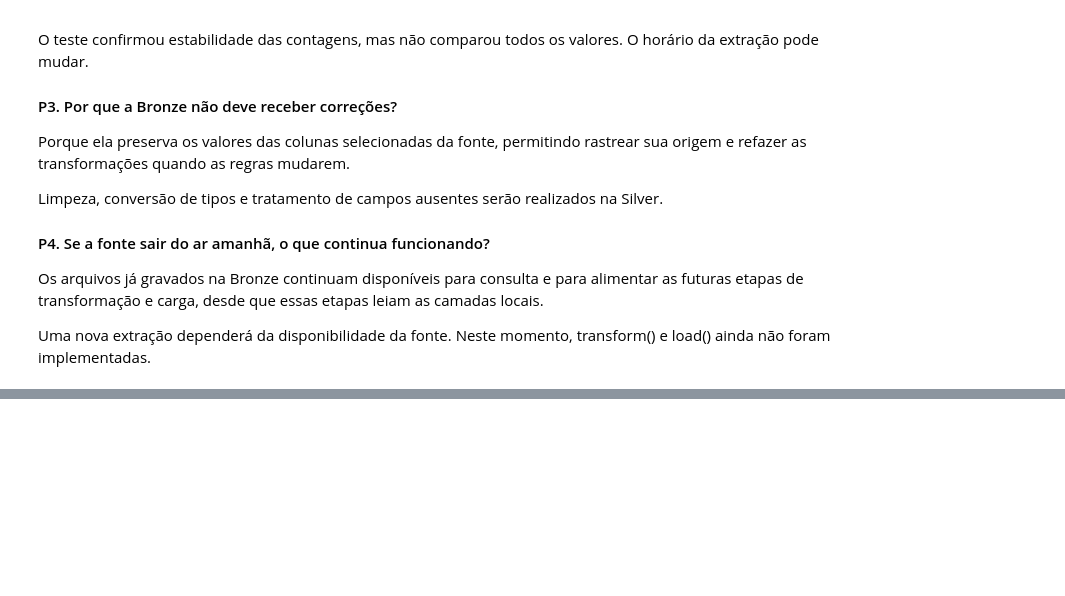
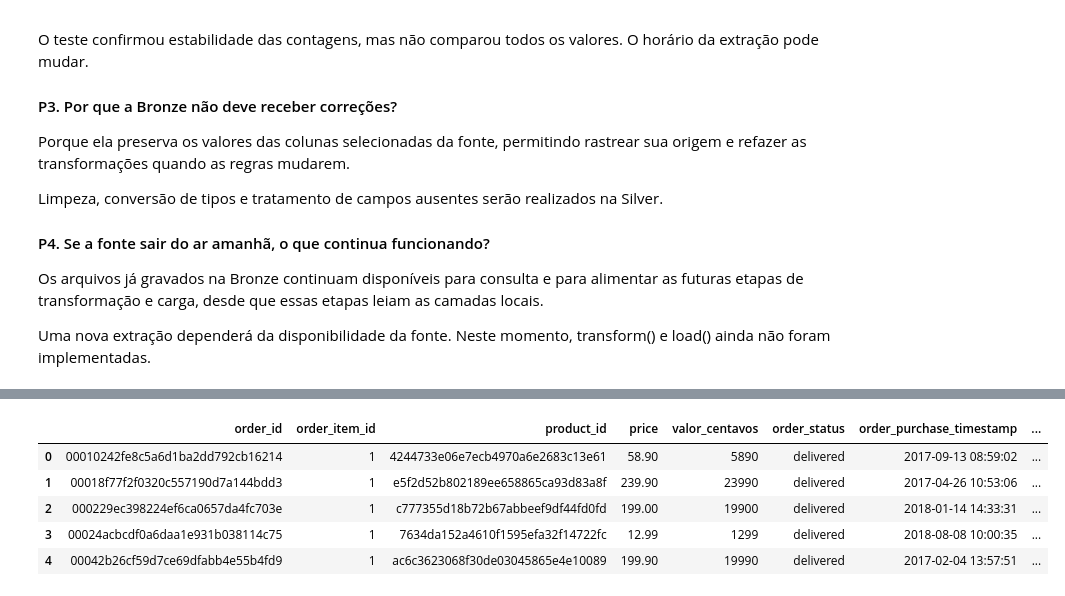
Before and after one commit to NatanHH/pipeline-olist, a Jupyter notebook: pipeline-olist.ipynb, the cells around one changed output, grey strips where cells are left out. Saved outputs shown, nothing was run; the diff lists cells and outputs as text; code cells hidden in the pictures; blank space fills up the shorter version.

```diff
--- a/pipeline-olist.ipynb
+++ b/pipeline-olist.ipynb
@@ -621,0 +674,92 @@ Neste momento, transform() e load() ainda não foram implementadas.
+# %%
+def ler_bronze(pasta, nome, auditoria):
+    pasta = Path(pasta)
+    manifesto = pasta/'manifesto.json'
+    arquivos = ([pasta/lote/f'{nome}.parquet' for lote in json.loads(manifesto.read_text(encoding='utf-8'))]
+                if manifesto.exists() else [pasta/f'{nome}.parquet'])
+    partes = []
+    fonte = CONFIG['fontes'][nome]
+    for ordem, arquivo in enumerate(arquivos):
+        if not arquivo.is_file():
+            raise FileNotFoundError(f'Transform precisa do Extract: falta {arquivo}')
+        tabela = pd.read_parquet(arquivo)[fonte['colunas']].copy()
+        auditoria.append(dict(regra=f'{nome}: linhas lidas lote {ordem}', afetados=len(tabela)))
+        antes = len(tabela)
+        tabela = tabela.drop_duplicates()
+        auditoria.append(dict(regra=f'{nome}: copias identicas lote {ordem}', afetados=antes-len(tabela)))
+        if tabela[fonte['chave']].isna().any().any() or tabela[fonte['chave']].eq('').any().any():
+            raise ValueError(f'Chave ausente em {nome}')
+        if tabela.duplicated(fonte['chave']).any():
+            raise ValueError(f'Chave com valores conflitantes no mesmo lote: {nome}')
+        partes.append(tabela)
+    combinado = pd.concat(partes, ignore_index=True)
+    antes = len(combinado)
+    combinado = combinado.drop_duplicates(fonte['chave'], keep='last')
+    auditoria.append(dict(regra=f'{nome}: versoes anteriores substituidas', afetados=antes-len(combinado)))
+    return combinado
+
+def transform(origem_bronze, destino_silver):
+    def acao():
+        auditoria = []
+        pedidos = ler_bronze(origem_bronze, 'pedidos', auditoria)
+        itens = ler_bronze(origem_bronze, 'itens', auditoria)
+        produtos = ler_bronze(origem_bronze, 'produtos', auditoria)
+        lidas = sum(r['afetados'] for r in auditoria if ': linhas lidas' in r['regra'])
+        # Os nomes selecionados ja seguem snake_case. Preservamos os identificadores.
+        itens['order_item_id'] = pd.to_numeric(itens['order_item_id'], errors='raise')
+        if not (itens.order_item_id.gt(0).all() and itens.order_item_id.mod(1).eq(0).all()):
+            raise ValueError('Numero de item invalido.')
+        itens['order_item_id'] = itens.order_item_id.astype('int64')
+        assert not itens.duplicated(['order_id','order_item_id']).any()
+        valido = itens.price.str.fullmatch(r'[0-9]+(?:\.[0-9]{1,2})?').fillna(False)
+        auditoria.append(dict(regra='itens: precos invalidos', afetados=int((~valido).sum())))
+        if not valido.all():
+            raise ValueError('Preco vazio, negativo ou fora do formato esperado; investigar.')
+        itens['valor_centavos'] = itens.price.map(lambda x:int(Decimal(x)*100)).astype('int64')
+        itens['price'] = itens.valor_centavos/100
+        datas = pd.to_datetime(pedidos.order_purchase_timestamp, errors='coerce')
+        auditoria.append(dict(regra='pedidos: datas de compra invalidas', afetados=int(datas.isna().sum())))
+        if datas.isna().any():
+            raise ValueError('Data de compra ausente ou invalida; investigar.')
+        pedidos['order_purchase_timestamp'] = datas
+        for quadro, colunas in [(pedidos,['order_status']), (itens,['order_id','product_id'])]:
+            if quadro[colunas].isna().any().any() or quadro[colunas].eq('').any().any():
+                raise ValueError(f'Campo obrigatorio ausente: {colunas}')
+        ausentes = produtos.product_category_name.isna() | produtos.product_category_name.eq('')
+        auditoria.append(dict(regra='produtos: categoria preenchida', afetados=int(ausentes.sum())))
+        produtos.loc[ausentes,'product_category_name'] = CONFIG['categoria_ausente']
+        soma_antes = int(itens.valor_centavos.sum())
+        combinado = itens.merge(pedidos, on='order_id', how='left', validate='many_to_one', indicator=True)
+        if not combinado['_merge'].eq('both').all():
+            raise ValueError('Item sem pedido correspondente.')
+        combinado = combinado.drop(columns='_merge').merge(produtos, on='product_id', how='left', validate='many_to_one', indicator=True)
+        if not combinado['_merge'].eq('both').all():
+            raise ValueError('Item sem produto correspondente.')
+        combinado = combinado.drop(columns='_merge')
+        soma_depois = int(combinado.valor_centavos.sum())
+        assert len(combinado)==len(itens) and soma_antes==soma_depois
+        auditoria.append(dict(regra='joins: itens acrescentados ou perdidos', afetados=len(combinado)-len(itens)))
+        mascara = combinado.order_status.eq(CONFIG['status'])
+        if CONFIG['inicio']:
+            mascara &= combinado.order_purchase_timestamp.ge(pd.Timestamp(CONFIG['inicio']))
+        if CONFIG['fim']:
+            mascara &= combinado.order_purchase_timestamp.lt(pd.Timestamp(CONFIG['fim']))
+        auditoria.append(dict(regra='escopo: itens descartados', afetados=int((~mascara).sum())))
+        silver = combinado.loc[mascara].copy()
+        silver['data_compra'] = silver.order_purchase_timestamp.dt.normalize()
+        silver['mes'] = silver.data_compra.dt.strftime('%Y-%m')
+        silver = silver.sort_values(['order_id','order_item_id']).reset_index(drop=True)
+        pasta = Path(destino_silver)
+        pasta.mkdir(parents=True, exist_ok=True)
+        silver.to_parquet(pasta/CONFIG['arquivos']['silver'], index=False)
+        pd.DataFrame(auditoria).to_csv(pasta/'auditoria.csv', index=False)
+        (pasta/'resumo.json').write_text(json.dumps(dict(linhas_bronze=lidas, itens_antes_escopo=len(combinado),
+            linhas_silver=len(silver), soma_antes_join=soma_antes, soma_depois_join=soma_depois,
+            soma_silver=int(silver.valor_centavos.sum())), indent=2), encoding='utf-8')
+        return silver, lidas, len(silver)
+    return executar_etapa('transform', acao)
+
+silver = transform(CONFIG['bronze'], CONFIG['silver'])
+display(pd.read_csv(CONFIG['silver']/'auditoria.csv'))
+display(silver.head())
+# %% [output]
@@ -621,0 +781,6 @@ Neste momento, transform() e load() ainda não foram implementadas.
+|  | order_id | order_item_id | product_id | price | valor_centavos | order_status | order_purchase_timestamp | ... |
+| 0 | 00010242fe8c5a6d1ba2dd792cb16214 | 1 | 4244733e06e7ecb4970a6e2683c13e61 | 58.90 | 5890 | delivered | 2017-09-13 08:59:02 | ... |
+| 1 | 00018f77f2f0320c557190d7a144bdd3 | 1 | e5f2d52b802189ee658865ca93d83a8f | 239.90 | 23990 | delivered | 2017-04-26 10:53:06 | ... |
+| 2 | 000229ec398224ef6ca0657da4fc703e | 1 | c777355d18b72b67abbeef9df44fd0fd | 199.00 | 19900 | delivered | 2018-01-14 14:33:31 | ... |
+| 3 | 00024acbcdf0a6daa1e931b038114c75 | 1 | 7634da152a4610f1595efa32f14722fc | 12.99 | 1299 | delivered | 2018-08-08 10:00:35 | ... |
+| 4 | 00042b26cf59d7ce69dfabb4e55b4fd9 | 1 | ac6c3623068f30de03045865e4e10089 | 199.90 | 19990 | delivered | 2017-02-04 13:57:51 | ... |
```
Also changed, not shown: parts of 31 cells of this notebook, 20 other files.
